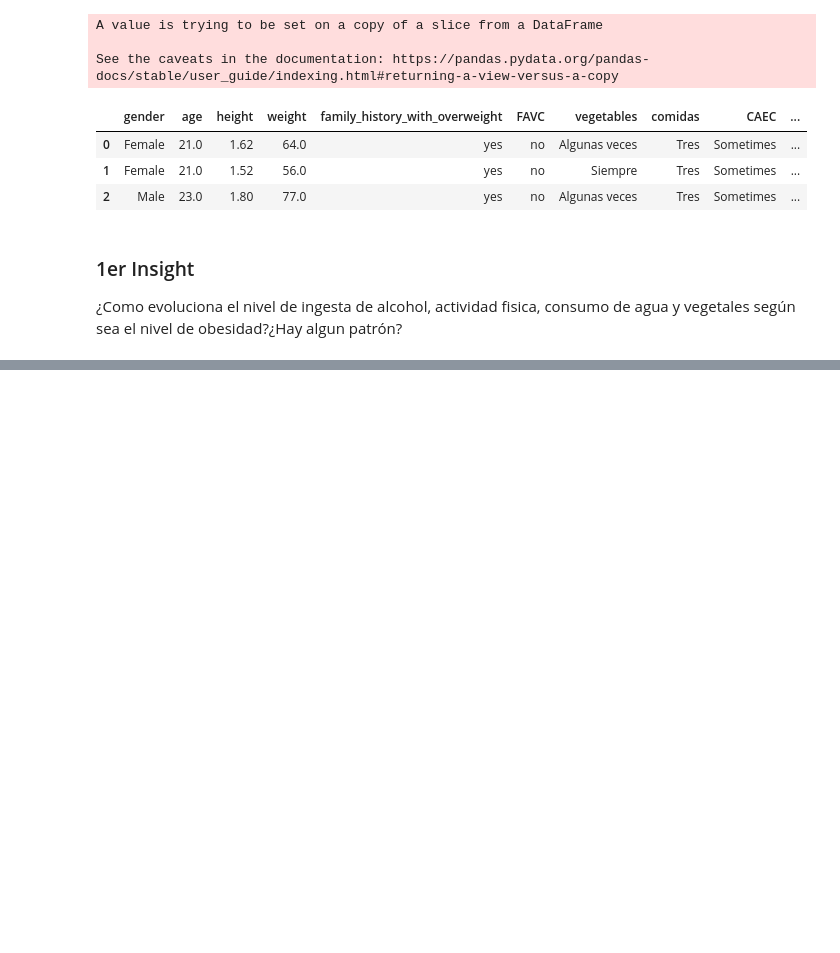
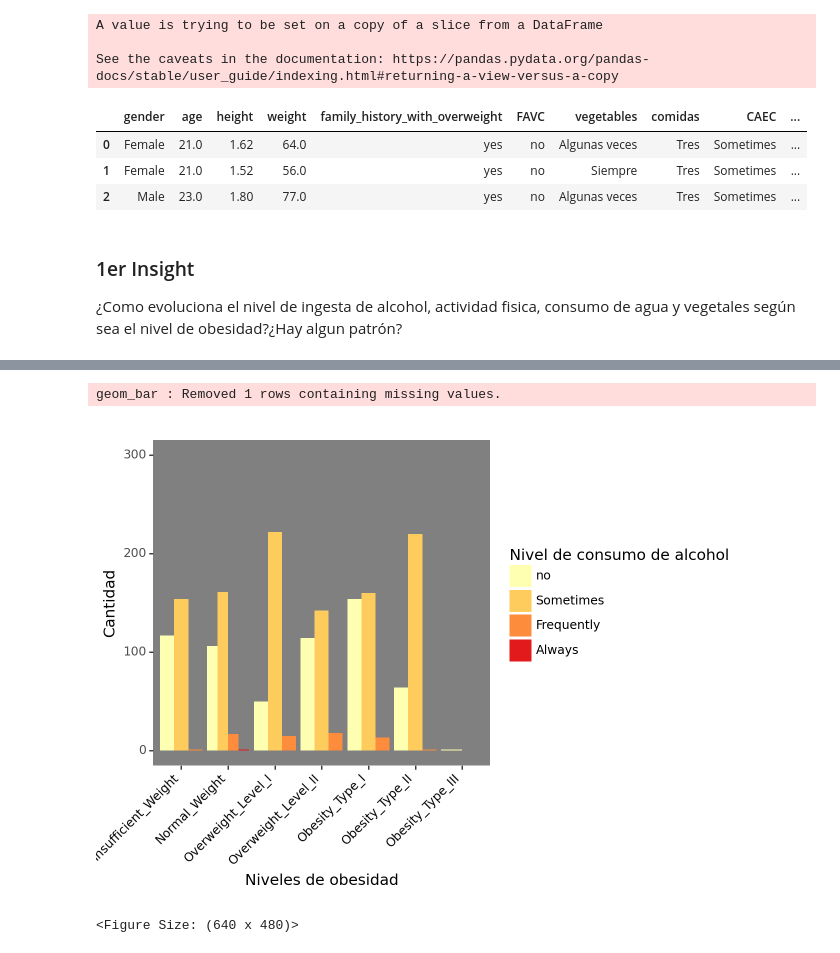
Before and after one commit to alexbaru2001/Trabajo_en_grupo, a Jupyter notebook: Obesidad_principal.ipynb, the cells around one changed output, grey strips where cells are left out. Drawn from its saved outputs; the diff is of its cells as text; code cells hidden in the pictures; blank space fills up the shorter version.

```diff
--- a/Obesidad_principal.ipynb
+++ b/Obesidad_principal.ipynb
@@ -405,0 +418,6 @@ fun(obesidad_limpio,'alcohol')
+# %%
+fun(obesidad_limpio,'alcohol','YlOrRd')
+# %% [output]
+geom_bar : Removed 1 rows containing missing values.
+[figure, added]
+<Figure Size: (640 x 480)>
```
Also changed, not shown: parts of 25 cells of this notebook, 1 other file.
